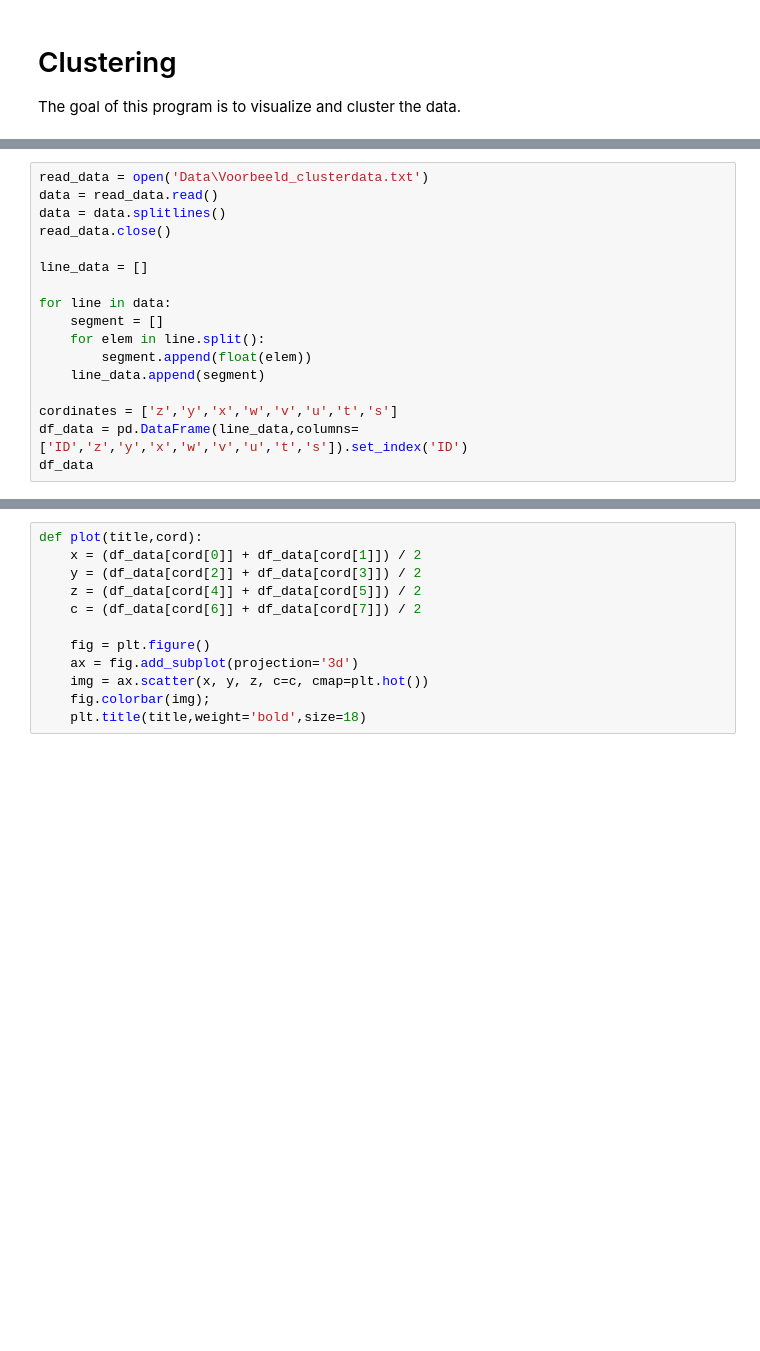
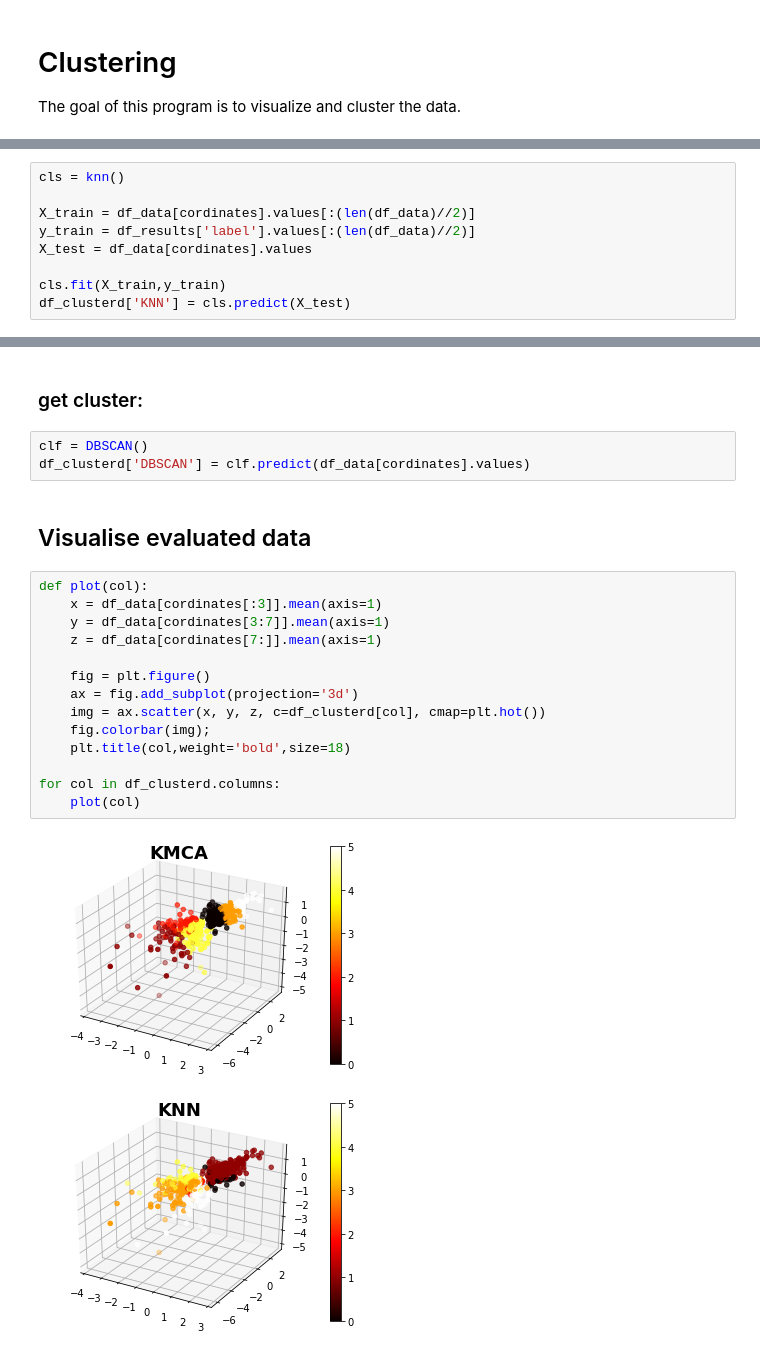
Before and after one commit to merlijnvb/8QA05, a Jupyter notebook: clustering.ipynb, the cells around one changed output, grey strips where cells are left out. Cells and saved outputs as stored; diff of their text form; blank space fills up the shorter version.

```diff
--- a/clustering.ipynb
+++ b/clustering.ipynb
@@ -25 +179,10 @@ warnings.filterwarnings("ignore", category=FutureWarning)
+# %%
+cls = knn()
+
+X_train = df_data[cordinates].values[:(len(df_data)//2)]
+y_train = df_results['label'].values[:(len(df_data)//2)]
+X_test = df_data[cordinates].values
+
+cls.fit(X_train,y_train)
+df_clusterd['KNN'] = cls.predict(X_test)
 # %% [markdown]
@@ -27,17 +189,0 @@ warnings.filterwarnings("ignore", category=FutureWarning)
-# %%
-read_data = open('Data\Voorbeeld_clusterdata.txt')
-data = read_data.read()
-data = data.splitlines()
-read_data.close()
-
-line_data = []
-
-for line in data:
-    segment = []
-    for elem in line.split():
-        segment.append(float(elem))
-    line_data.append(segment)
-
-cordinates = ['z','y','x','w','v','u','t','s']
-df_data = pd.DataFrame(line_data,columns=['ID','z','y','x','w','v','u','t','s']).set_index('ID')
-df_data
@@ -69,12 +282,24 @@ plt.title('Violin plot of different cordinates', weight='bold', size=18);
+# %% [markdown]
+### get cluster:
+# %%
+clf = DBSCAN()
+df_clusterd['DBSCAN'] = clf.predict(df_data[cordinates].values)
+# %% [markdown]
+## Visualise evaluated data
 # %%
-def plot(title,cord):
-    x = (df_data[cord[0]] + df_data[cord[1]]) / 2
-    y = (df_data[cord[2]] + df_data[cord[3]]) / 2
-    z = (df_data[cord[4]] + df_data[cord[5]]) / 2
-    c = (df_data[cord[6]] + df_data[cord[7]]) / 2
+def plot(col):
+    x = df_data[cordinates[:3]].mean(axis=1)
+    y = df_data[cordinates[3:7]].mean(axis=1)
+    z = df_data[cordinates[7:]].mean(axis=1)
 
     fig = plt.figure()
     ax = fig.add_subplot(projection='3d')
-    img = ax.scatter(x, y, z, c=c, cmap=plt.hot())
+    img = ax.scatter(x, y, z, c=df_clusterd[col], cmap=plt.hot())
     fig.colorbar(img);
-    plt.title(title,weight='bold',size=18)
+    plt.title(col,weight='bold',size=18)
+
+for col in df_clusterd.columns:
+    plot(col)
+# %% [output]
+[figure, added]
+[figure, added]
```
Also changed, not shown: parts of 25 cells of this notebook.
